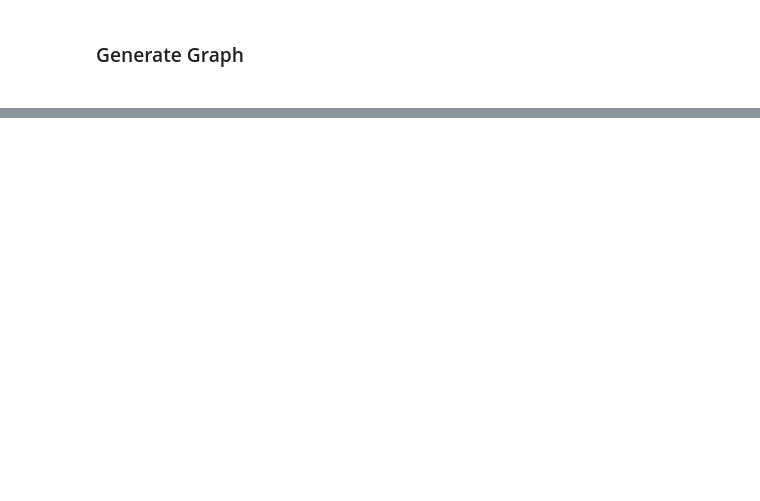
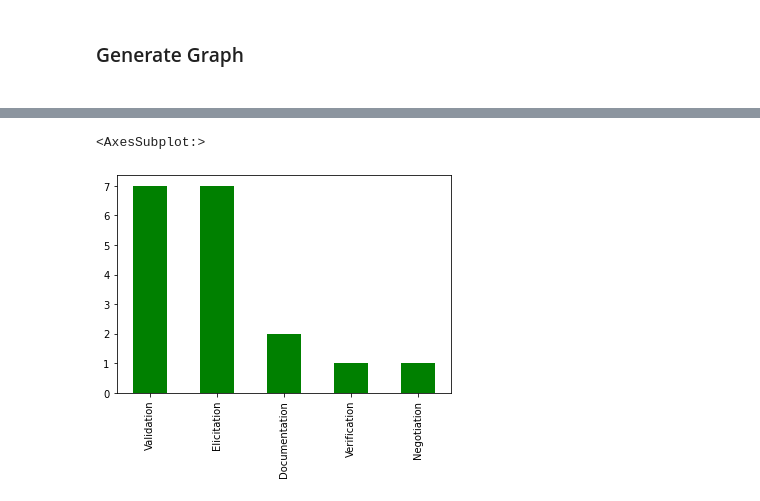
Before and after one commit to AlexHahnGF/bachelor, a Jupyter notebook: Untitled.ipynb, the cells around one changed output, grey strips where cells are left out. Saved outputs shown, nothing was run; the diff lists cells and outputs as text; code cells hidden in the pictures; blank space fills up the shorter version.

```diff
--- a/Untitled.ipynb
+++ b/Untitled.ipynb
@@ -118,0 +114,14 @@ df['characteristic'].value_counts().plot(kind='bar')
+# %%
+query = """
+SELECT ?title, ?re_phase
+  WHERE {
+        ?paper orkgp:P31 ?contribution.
+        ?contribution a orkgc:C23037.
+        ?contribution rdfs:label ?contribution_name.
+        ?paper rdfs:label ?title.
+        OPTIONAL{?contribution orkgp:P37544/orkgp:P15340 ?context.
+                 ?context orkgp:P41611/rdfs:label ?re_phase.}
+        }"""
+
+data = sparql_dataframe.get(ENDPOINT_URL, PREFIXES+query)
+data.head()
@@ -118,0 +135,5 @@ df['characteristic'].value_counts().plot(kind='bar')
+# %%
+data['re_phase'].value_counts().plot(kind='bar', color='green')
+# %% [output]
+<AxesSubplot:>
+[figure, added]
```
Also changed, not shown: parts of 4 cells of this notebook.
